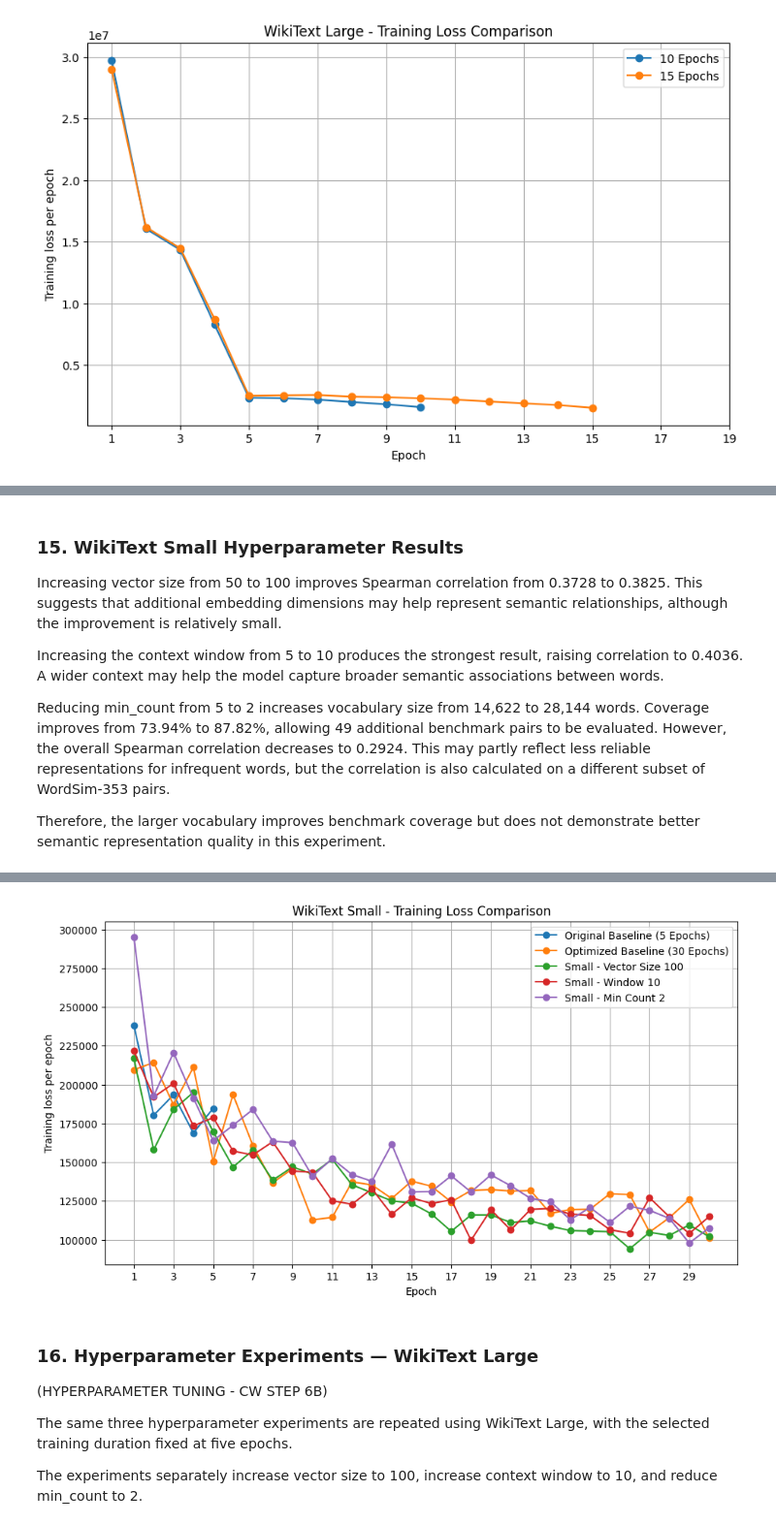
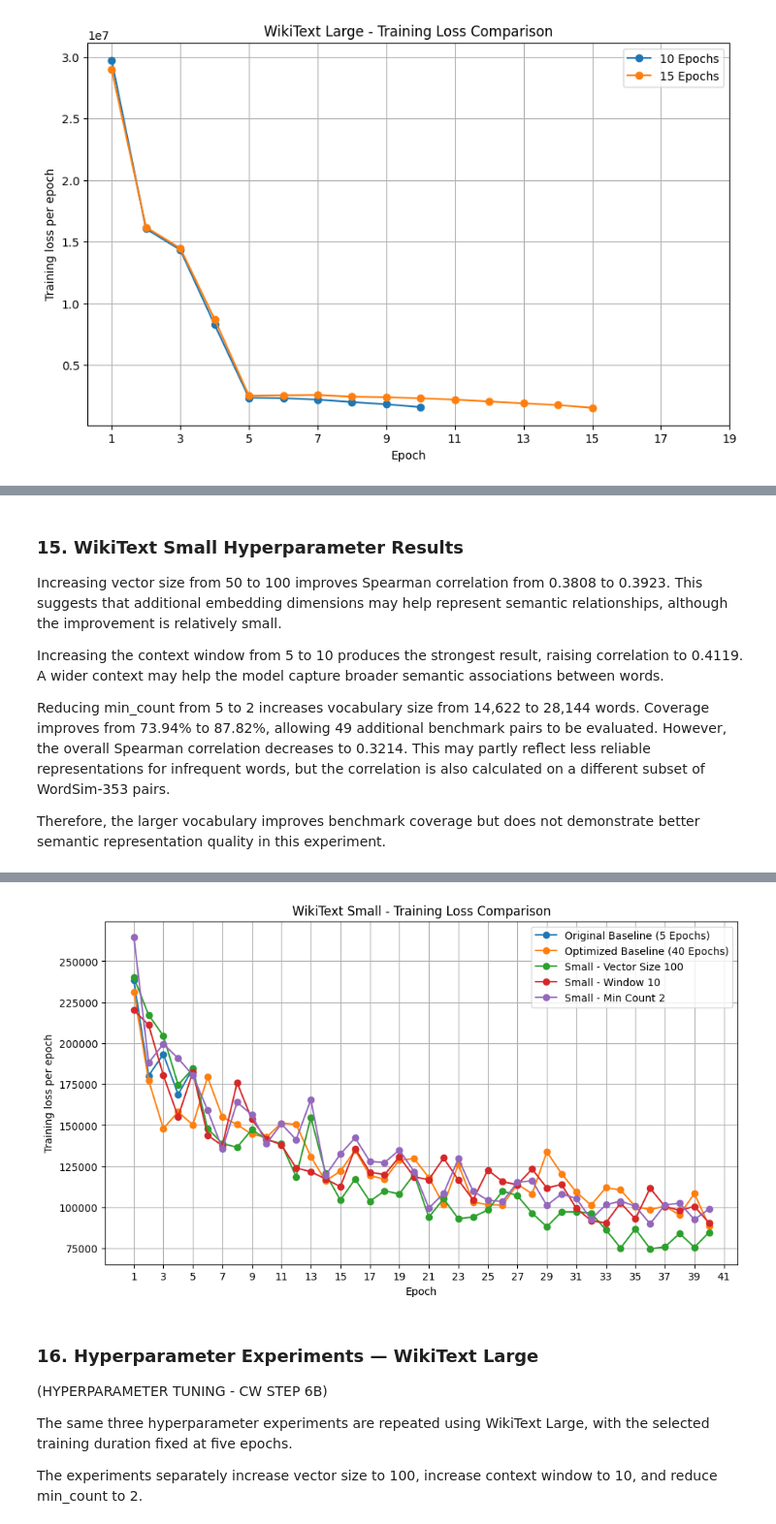
Before and after one commit to yvn2000/NLP_CW1, a Jupyter notebook: material/F21NL_CW1.ipynb, the cells around one changed output, grey strips where cells are left out. Shown at 97% size. Drawn from its saved outputs; the diff is of its cells as text; code cells hidden in the pictures.

```diff
--- a/material/F21NL_CW1.ipynb
+++ b/material/F21NL_CW1.ipynb
@@ -1103,7 +1103,7 @@ small_baseline_results = evaluate_model(
 
 small_epoch_results.append(small_baseline_results)
 
-for epochs in [10, 20, 30, 40]:
+for epochs in [10, 20, 30, 40, 50, 60]:
 
     print(f"\nTraining Small model with {epochs} epochs")
     logger = EpochLossLogger()
@@ -1149,9 +1149,8 @@ P-value: 1.0936117629393697e-09
 Coverage: 73.93767705382436
 # %%
 #Optimized Model
-#30 was found to be the optimal epoch count
 #This just saves its results separately for later comparison
-epochsOptimized = 30
+epochsOptimized = 40
 optimized_logger = EpochLossLogger()
 model_small_optimized = Word2Vec(
         sentences=processed_small,
@@ -1169,6 +1168,6 @@ model_small_optimized = Word2Vec(
 optimized_baseline = evaluate_model(
     model_small_optimized,
     wordsim_data,
-    "Small - Optimized Epochs (30 Epochs)"
+    f"Small - Optimized Epochs ({epochsOptimized} Epochs)"
 )
 # %% [output]
@@ -1243,19 +1242,27 @@ for epochs, logger in small_epoch_loggers.items():
 """
 plt.figure(figsize=(10, 6))
 
+count=0
 for epochs, logger in small_epoch_loggers.items():
 
-    plt.plot(
-        range(1, len(logger.epoch_losses) + 1),
-        logger.epoch_losses,
-        marker="o",
-        label=f"{epochs} Epochs"
-    )
+  if count>50:
+    count+=1
+    continue
+  else:
+    count+=1
+
+  plt.plot(
+      range(1, len(logger.epoch_losses) + 1),
+      logger.epoch_losses,
+      marker="o",
+      label=f"{epochs} Epochs"
+  )
 
 plt.xlabel("Epoch")
 plt.ylabel("Training loss per epoch")
 plt.title("WikiText Small - Training Loss Comparison")
-plt.xticks(range(1, 41, 2))
+plt.xlim(1, 51)           #restrict to 50 epochs
+plt.xticks(range(1, 51, 2))
 plt.legend()
 plt.grid(True)
 
@@ -1472,7 +1481,7 @@ for experiment in small_experiments:
         window=experiment["window"],
         min_count=experiment["min_count"],
         workers=8,
-        epochs=30,
+        epochs=40,
         sg=0,
         seed=42,
         compute_loss=True,
@@ -1509,11 +1518,11 @@ Coverage: 87.81869688385268
 # %% [markdown]
 ### 15. WikiText Small Hyperparameter Results
 
-Increasing vector size from 50 to 100 improves Spearman correlation from 0.3728 to 0.3825. This suggests that additional embedding dimensions may help represent semantic relationships, although the improvement is relatively small.
+Increasing vector size from 50 to 100 improves Spearman correlation from 0.3808 to 0.3923. This suggests that additional embedding dimensions may help represent semantic relationships, although the improvement is relatively small.
 
-Increasing the context window from 5 to 10 produces the strongest result, raising correlation to 0.4036. A wider context may help the model capture broader semantic associations between words.
+Increasing the context window from 5 to 10 produces the strongest result, raising correlation to 0.4119. A wider context may help the model capture broader semantic associations between words.
 
-Reducing min_count from 5 to 2 increases vocabulary size from 14,622 to 28,144 words. Coverage improves from 73.94% to 87.82%, allowing 49 additional benchmark pairs to be evaluated. However, the overall Spearman correlation decreases to 0.2924. This may partly reflect less reliable representations for infrequent words, but the correlation is also calculated on a different subset of WordSim-353 pairs.
+Reducing min_count from 5 to 2 increases vocabulary size from 14,622 to 28,144 words. Coverage improves from 73.94% to 87.82%, allowing 49 additional benchmark pairs to be evaluated. However, the overall Spearman correlation decreases to 0.3214. This may partly reflect less reliable representations for infrequent words, but the correlation is also calculated on a different subset of WordSim-353 pairs.
 
 Therefore, the larger vocabulary improves benchmark coverage but does not demonstrate better semantic representation quality in this experiment.
 # %%
@@ -1549,7 +1558,7 @@ display(small_hyperparameter_df[columns])
 all_small_loggers = {}
 
 all_small_loggers["Original Baseline (5 Epochs)"] = small_baseline_logger
-all_small_loggers["Optimized Baseline (30 Epochs)"] = optimized_logger
+all_small_loggers["Optimized Baseline (40 Epochs)"] = optimized_logger
 all_small_loggers.update(small_hyperparameter_loggers)
 
 
@@ -1566,7 +1575,7 @@ for name, logger in all_small_loggers.items():
 plt.xlabel("Epoch")
 plt.ylabel("Training loss per epoch")
 plt.title("WikiText Small - Training Loss Comparison")
-plt.xticks(range(1, 31, 2))
+plt.xticks(range(1, 42, 2))
 plt.legend()
 plt.grid(True)
 plt.show()
@@ -1580,4 +1589,4 @@ plt.show()
-[figure, old version]
+[figure, new version]
 # %% [markdown]
 ### 16. Hyperparameter Experiments — WikiText Large
 
```
Also changed, not shown: parts of 19 cells of this notebook.
